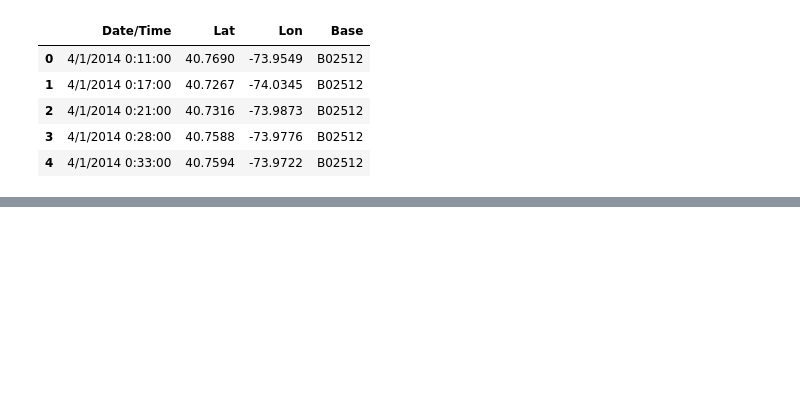
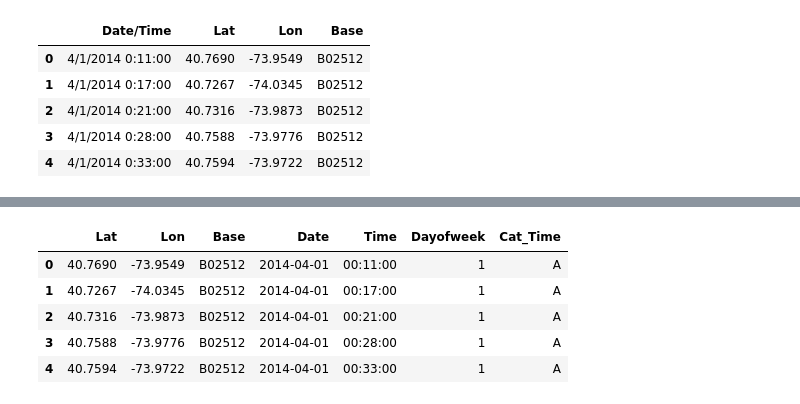
Before and after one commit to greg97232/Uber_Pickups, a Jupyter notebook: project-uml.ipynb, the cells around one changed output, grey strips where cells are left out. Cells and saved outputs as stored; diff of their text form; code cells hidden in the pictures; blank space fills up the shorter version.

```diff
--- a/project-uml.ipynb
+++ b/project-uml.ipynb
@@ -91,19 +34,0 @@ data_01['Date'] = pd.to_datetime(data_01['Date'])
-# %%
-def assign_letter(day):
-    if day < datetime(2014, 4, 5):
-        return 'A'
-    elif day < datetime(2014, 4, 10):
-        return 'B'
-    elif day < datetime(2014, 4, 15):
-        return 'C'
-    elif day < datetime(2014, 4, 20):
-        return 'D'
-    elif day < datetime(2014, 4, 25):
-        return 'E'
-    elif day < datetime(2014, 4, 30):
-        return 'F'
-    else:
-        return 'G'
-# %%
-# Ajout de la colonne "Cat" avec les lettres attribuées
-data_01['Cat_Day'] = data_01['Date'].apply(lambda x: assign_letter(x.day))
@@ -128,4 +104,12 @@ def assign_letter(hour):
         return 'D'
 # %%
 # Ajout de la colonne "Cat" avec les lettres attribuées
-data_01['Cat'] = data_01['Heure'].apply(lambda x: assign_letter(x.hour))
+data_01['Cat_Time'] = data_01['Time'].apply(lambda x: assign_letter(x.hour))
+data_01.head()
+# %% [output]
+|  | Lat | Lon | Base | Date | Time | Dayofweek | Cat_Time |
+| 0 | 40.7690 | -73.9549 | B02512 | 2014-04-01 | 00:11:00 | 1 | A |
+| 1 | 40.7267 | -74.0345 | B02512 | 2014-04-01 | 00:17:00 | 1 | A |
+| 2 | 40.7316 | -73.9873 | B02512 | 2014-04-01 | 00:21:00 | 1 | A |
+| 3 | 40.7588 | -73.9776 | B02512 | 2014-04-01 | 00:28:00 | 1 | A |
+| 4 | 40.7594 | -73.9722 | B02512 | 2014-04-01 | 00:33:00 | 1 | A |
```
Also changed, not shown: parts of 22 cells of this notebook.
